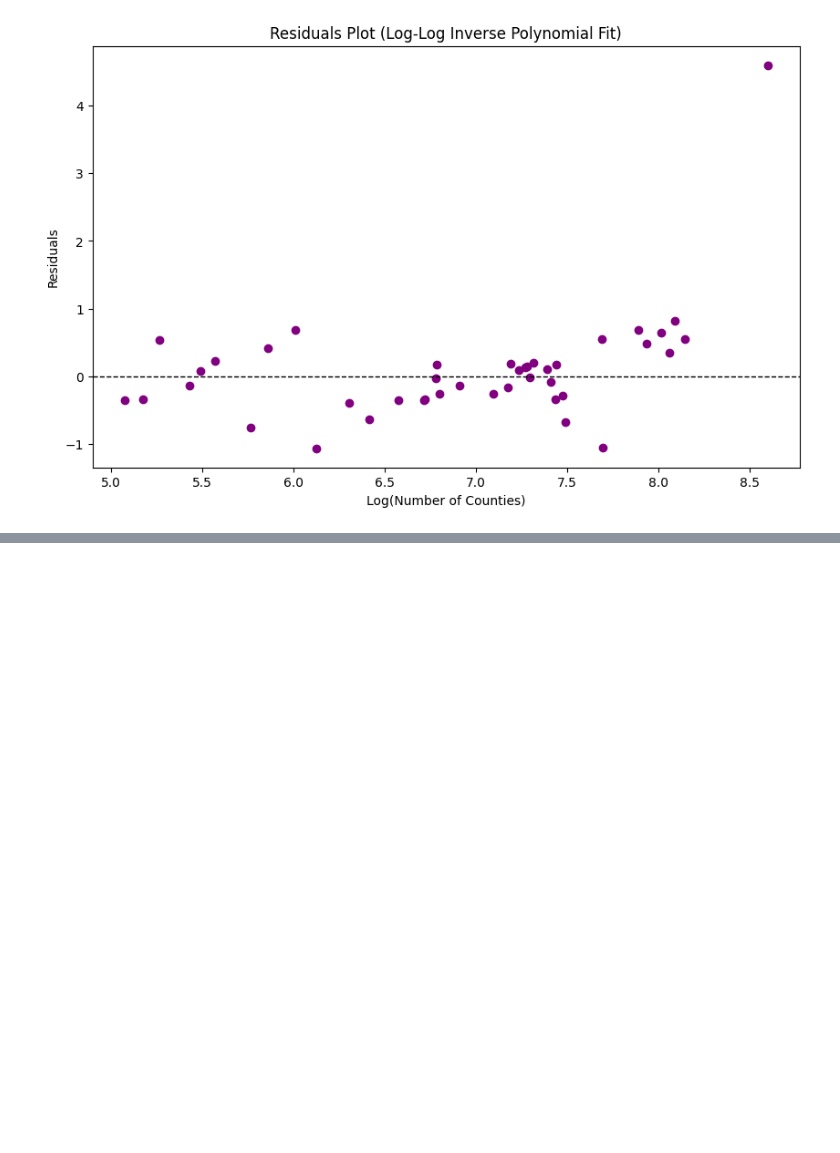
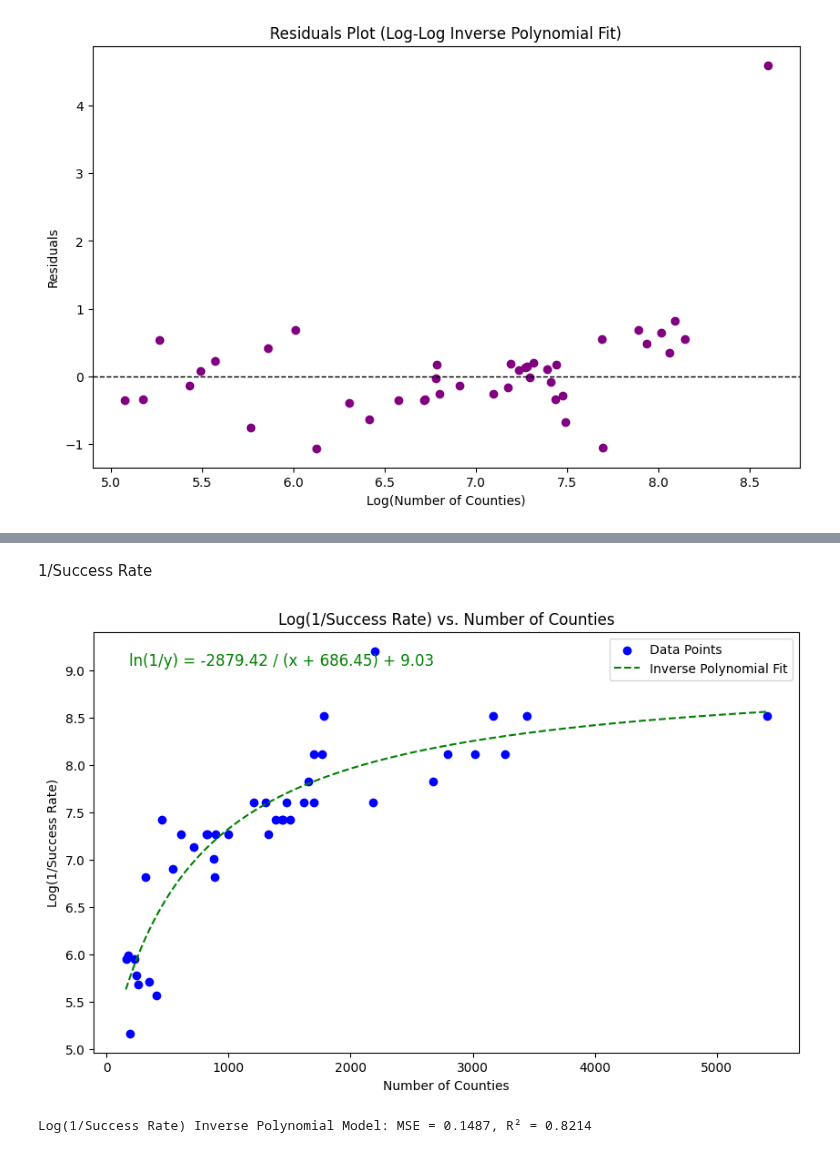
Before and after one commit to brookecarofeinberg/SamplingBalancedForests, a Jupyter notebook: t_plotting.ipynb, the cells around one changed output, grey strips where cells are left out. Cells and saved outputs as stored; diff of their text form; code cells hidden in the pictures; blank space fills up the shorter version.

```diff
--- a/t_plotting.ipynb
+++ b/t_plotting.ipynb
@@ -410,0 +713,52 @@ plt.show()
+# %% [markdown]
+1/Success Rate
+# %%
+def inverse_polynomial(x, a, b, c):
+    return a / (x + b) + c
+
+counties = np.array([state_data["nodes"] for state_data in graph_data.values()])
+avg_success_rates = np.array([state_data["avg_success_rate"] for state_data in graph_data.values()])
+states = list(graph_data.keys())
+
+#epsilon to prevent division errors
+epsilon = 1e-6
+inverse_success_rates = 1 / (avg_success_rates + epsilon)
+
+#apply log transformation to 1/success probability
+log_inverse_success_rates = np.log(inverse_success_rates )
+
+#provide initial parameter guesses for better convergence
+initial_guess = [max(log_inverse_success_rates), 1, min(log_inverse_success_rates)]
+
+#fit model
+params_poly, _ = curve_fit(inverse_polynomial, counties, log_inverse_success_rates, p0=initial_guess, maxfev=10000)
+a_poly, b_poly, c_poly = params_poly
+
+#generate x values
+x_vals = np.linspace(min(counties), max(counties), 500)
+y_vals_poly = inverse_polynomial(x_vals, a_poly, b_poly, c_poly)
+
+# Plot
+plt.figure(figsize=(10, 6))
+plt.scatter(counties, log_inverse_success_rates, color='blue', label="Data Points")
+plt.plot(x_vals, y_vals_poly, "g--", label="Inverse Polynomial Fit")
+
+formula_text_poly = f"ln(1/y) = {a_poly:.2f} / (x + {b_poly:.2f}) + {c_poly:.2f}"
+plt.text(0.05, 0.95, formula_text_poly, transform=plt.gca().transAxes, fontsize=12, verticalalignment='top', color="green")
+
+plt.xlabel("Number of Counties")
+plt.ylabel("Log(1/Success Rate)")
+plt.title("Log(1/Success Rate) vs. Number of Counties")
+
+plt.legend()
+plt.show()
+# %% [output]
+[figure, added]
+# %%
+pred_poly_log = inverse_polynomial(counties, a_poly, b_poly, c_poly)
+mse_poly_log = mean_squared_error(log_inverse_success_rates, pred_poly_log)
+r2_poly_log = r2_score(log_inverse_success_rates, pred_poly_log)
+
+print(f"Log(1/Success Rate) Inverse Polynomial Model: MSE = {mse_poly_log:.4f}, R² = {r2_poly_log:.4f}")
+# %% [output]
+Log(1/Success Rate) Inverse Polynomial Model: MSE = 0.1487, R² = 0.8214
```
Also changed, not shown: parts of 7 cells of this notebook.
